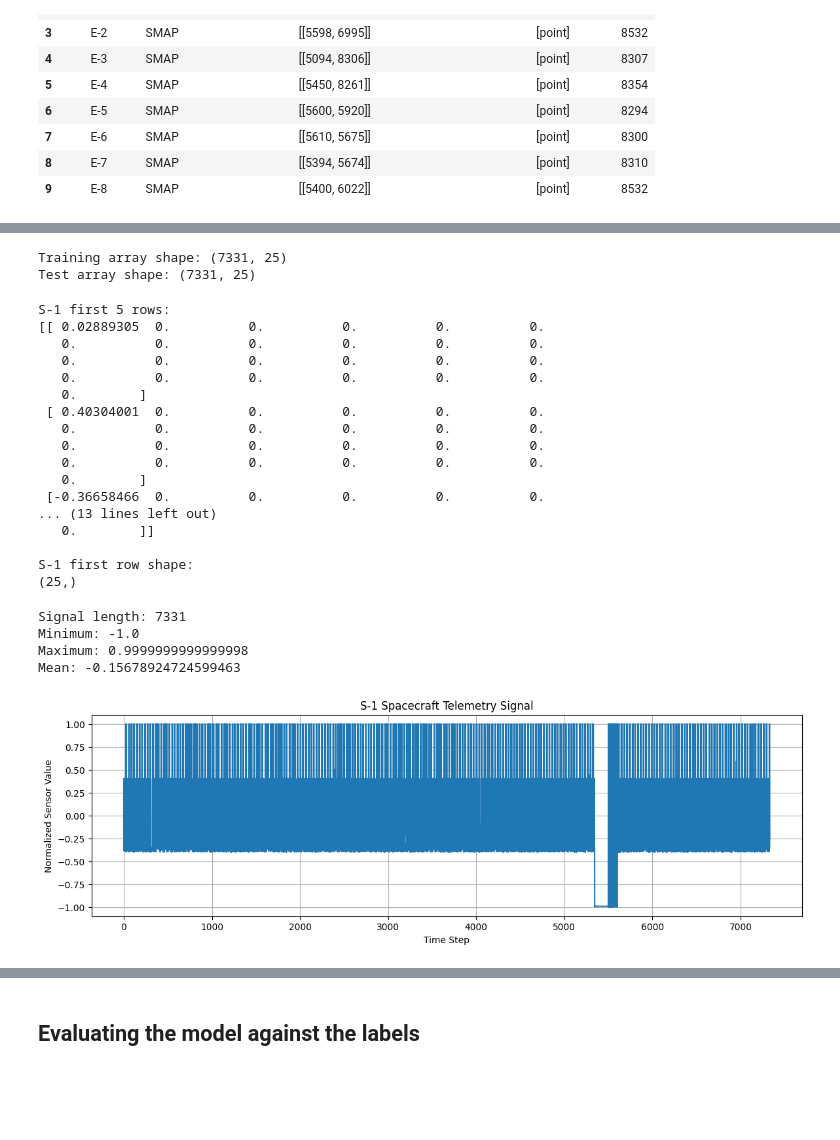
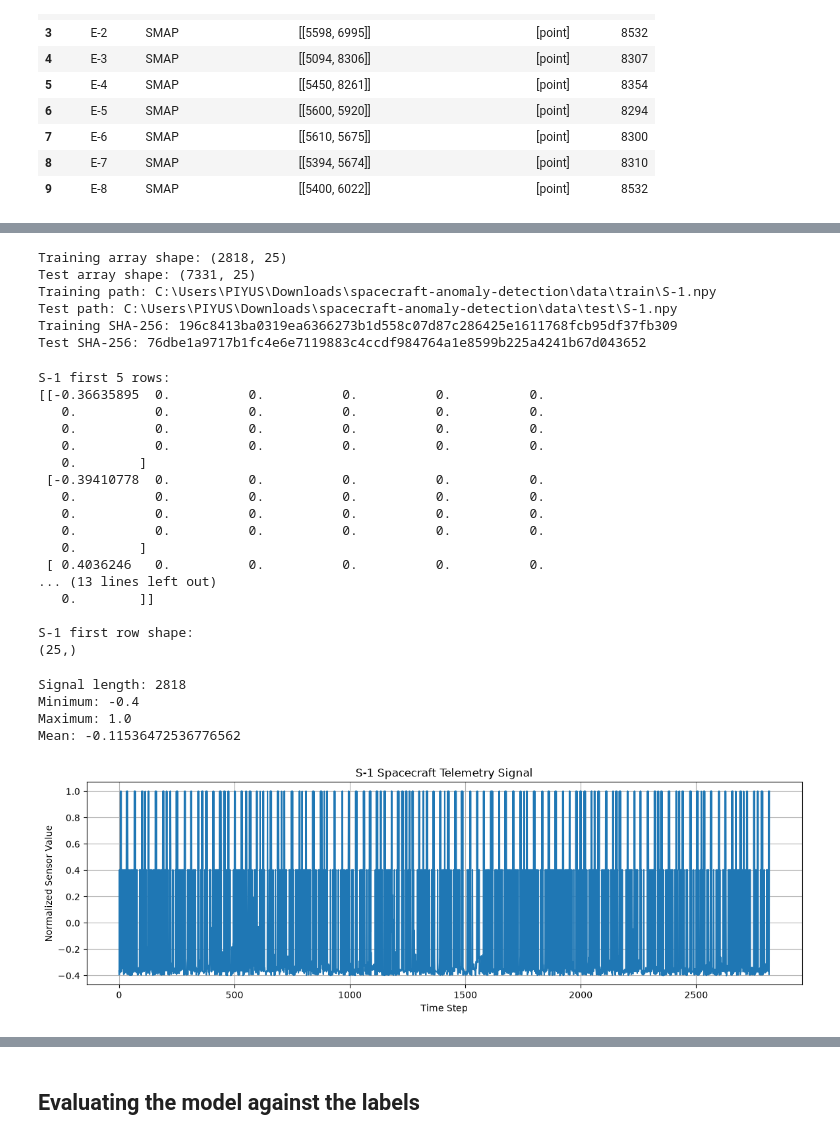
Before and after one commit to piyushops01/spacecraft-telemetry-anomaly-detection, a Jupyter notebook: spacecraft_anomaly_detection.ipynb, the cells around one changed output, grey strips where cells are left out. Saved outputs shown, nothing was run; the diff lists cells and outputs as text; code cells hidden in the pictures; blank space fills up the shorter version.

Commit message:
Fix notebook errors and update anomaly detection graphs

```diff
--- a/spacecraft_anomaly_detection.ipynb
+++ b/spacecraft_anomaly_detection.ipynb
@@ -71,0 +103,26 @@ First few labels:
+# %%
+def load_telemetry(file_path):
+    array = np.load(file_path, allow_pickle=False)
+    if array.ndim != 2 or array.shape[0] < 2 or array.shape[1] < 1:
+        raise ValueError(f'{file_path}: expected a nonempty (time, features) array, got {array.shape}.')
+    if not np.issubdtype(array.dtype, np.number) or not np.isfinite(array).all():
+        raise ValueError(f'{file_path}: telemetry must contain only finite numeric values.')
+    return array
+
+train_array = load_telemetry(TRAIN_PATH)
+test_array = load_telemetry(TEST_PATH)
+if train_array.shape[1] != test_array.shape[1]:
+    raise ValueError('Training and test feature counts differ.')
+if np.array_equal(train_array, test_array):
+    raise ValueError('Training and test arrays are identical; check split provenance.')
+# Preserve the time axis. Flattening would interleave telemetry with command features.
+train_signal = train_array[:, 0]
+test_signal = test_array[:, 0]
+print('Training shape:', train_array.shape, '| Test shape:', test_array.shape)
+
+# Keep the original exploration variables.
+train = train_signal
+test = test_signal
+labels_df = df
+print('Label columns:', labels_df.columns.tolist())
+display(labels_df.head())
@@ -186,35 +239,40 @@ B-1.npy      shape=(8044, 25)
     P-2       SMAP        8209                             [[5350, 6575]]
     P-3       SMAP        8493                             [[5401, 6736]]
     D-2       SMAP        8595                             [[4319, 8536]]
-# %%
-# Load the matching S-1 channel
-train_array = np.load("/content/S-1.npy")
-test_array = np.load("/content/S-1.npy")
-
-print("Training array shape:", train_array.shape)
-print("Test array shape:", test_array.shape)
-# %% [output]
-Training array shape: (7331, 25)
-Test array shape: (7331, 25)
+# %%
+# Reuse the separate arrays already loaded and checked above.
+print('Training array shape:', train_array.shape)
+print('Test array shape:', test_array.shape)
+print('Training path:', TRAIN_PATH.resolve())
+print('Test path:', TEST_PATH.resolve())
+print('Training SHA-256:', train_hash)
+print('Test SHA-256:', test_hash)
+# %% [output]
+Training array shape: (2818, 25)
+Test array shape: (7331, 25)
+Training path: C:\Users\PIYUS\Downloads\spacecraft-anomaly-detection\data\train\S-1.npy
+Test path: C:\Users\PIYUS\Downloads\spacecraft-anomaly-detection\data\test\S-1.npy
+Training SHA-256: 196c8413ba0319ea6366273b1d558c07d87c286425e1611768fcb95df37fb309
+Test SHA-256: 76dbe1a9717b1fc4e6e7119883c4ccdf984764a1e8599b225a4241b67d043652
 # %%
 print("S-1 first 5 rows:")
-print(np.load("/content/S-1.npy")[:5])
+print(train_array[:5])
 
 print("\nS-1 first row shape:")
-print(np.load("/content/S-1.npy")[0].shape)
+print(train_array[0].shape)
 # %% [output]
 S-1 first 5 rows:
-[[ 0.02889305  0.          0.          0.          0.          0.
+[[-0.36635895  0.          0.          0.          0.          0.
    0.          0.          0.          0.          0.          0.
    0.          0.          0.          0.          0.          0.
    0.          0.          0.          0.          0.          0.
    0.        ]
- [ 0.40304001  0.          0.          0.          0.          0.
+ [-0.39410778  0.          0.          0.          0.          0.
    0.          0.          0.          0.          0.          0.
    0.          0.          0.          0.          0.          0.
    0.          0.          0.          0.          0.          0.
    0.        ]
- [-0.36658466  0.          0.          0.          0.          0.
+ [ 0.4036246   0.          0.          0.          0.          0.
 ... (13 lines left out)
    0.        ]]
 
@@ -222,24 +280,24 @@ S-1 first row shape:
 (25,)
 # %%
 # Select the first feature from each time step
-signal = np.load("/content/S-1.npy")[:, 0]
+signal = train_signal
 
 print("Signal length:", len(signal))
 print("Minimum:", signal.min())
 print("Maximum:", signal.max())
 print("Mean:", signal.mean())
 
 plt.figure(figsize=(14, 4))
 plt.plot(signal)
 plt.title("S-1 Spacecraft Telemetry Signal")
 plt.xlabel("Time Step")
 plt.ylabel("Normalized Sensor Value")
 plt.grid(True)
 plt.show()
 # %% [output]
-Signal length: 7331
-Minimum: -1.0
-Maximum: 0.9999999999999998
-Mean: -0.15678924724599463
+Signal length: 2818
+Minimum: -0.4
+Maximum: 1.0
+Mean: -0.11536472536776562
-[figure, old version]
+[figure, new version]
 # %%
```
Also changed, not shown: parts of 29 cells of this notebook, 5 other files.
